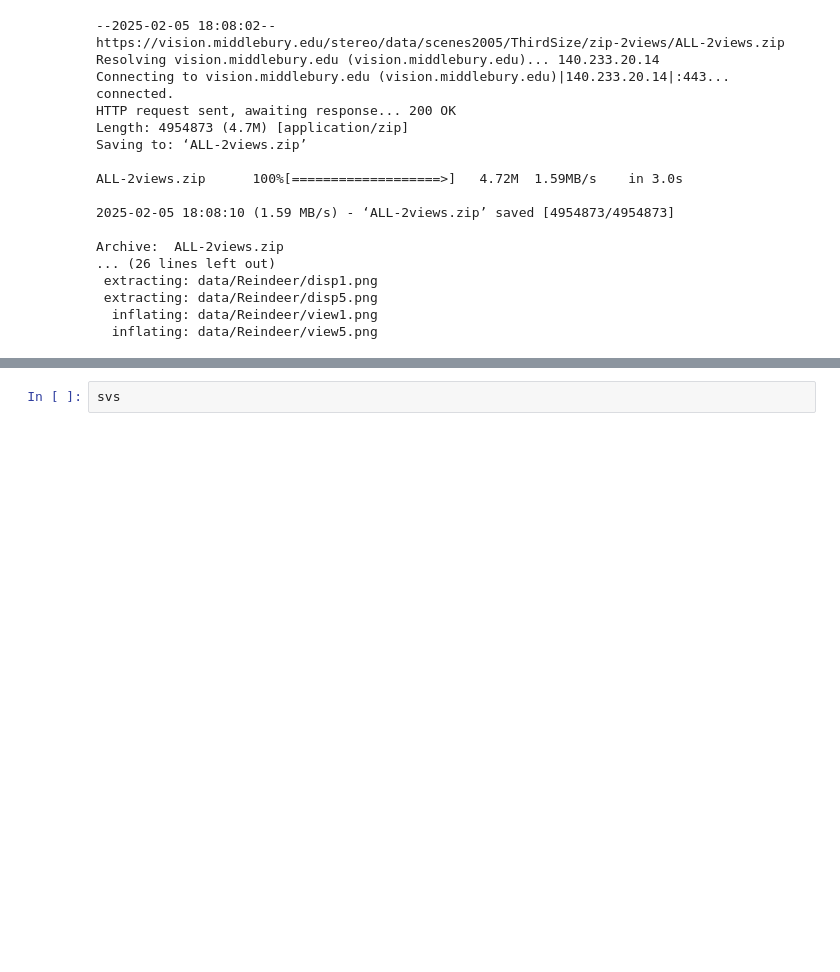
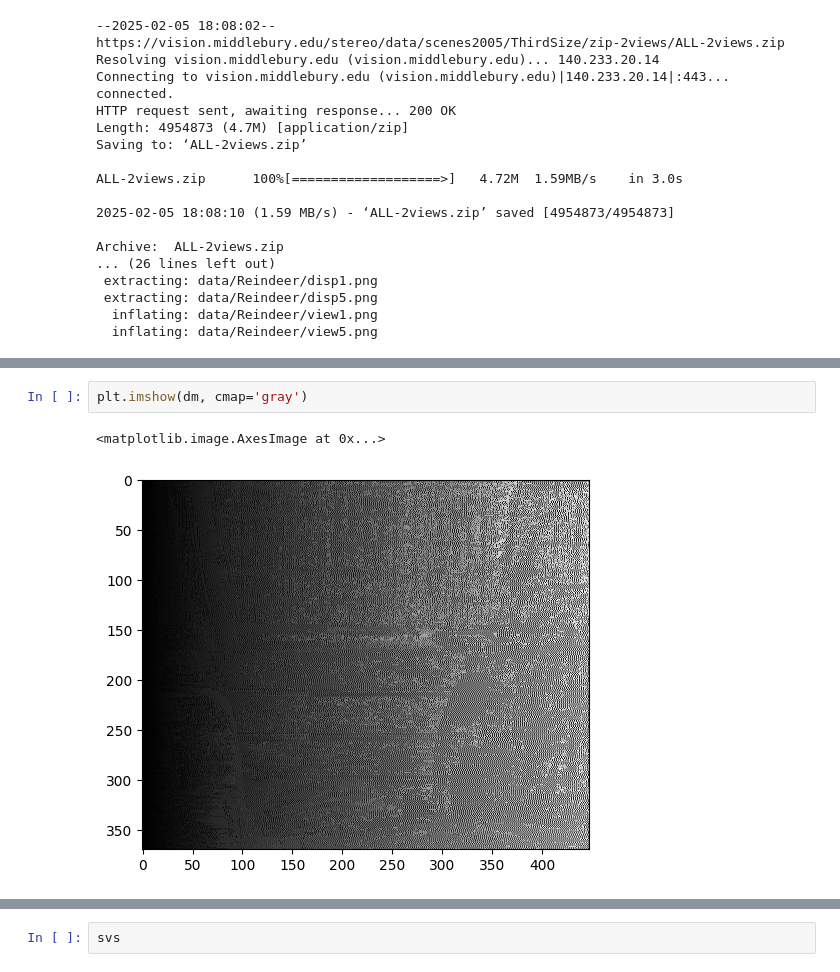
Before and after one commit to 1rsh/EC69210, a Jupyter notebook: exp4/EC69210___Exp4.ipynb, the cells around one changed output, grey strips where cells are left out. Saved outputs shown, nothing was run; the diff lists cells and outputs as text; blank space fills up the shorter version.

```diff
--- a/exp4/EC69210___Exp4.ipynb
+++ b/exp4/EC69210___Exp4.ipynb
@@ -21,0 +348,5 @@ Archive:  ALL-2views.zip
+# %%
+plt.imshow(dm, cmap='gray')
+# %% [output]
+<matplotlib.image.AxesImage at 0x...>
+[figure, added]
```
Also changed, not shown: parts of 9 cells of this notebook, 25 other files.
